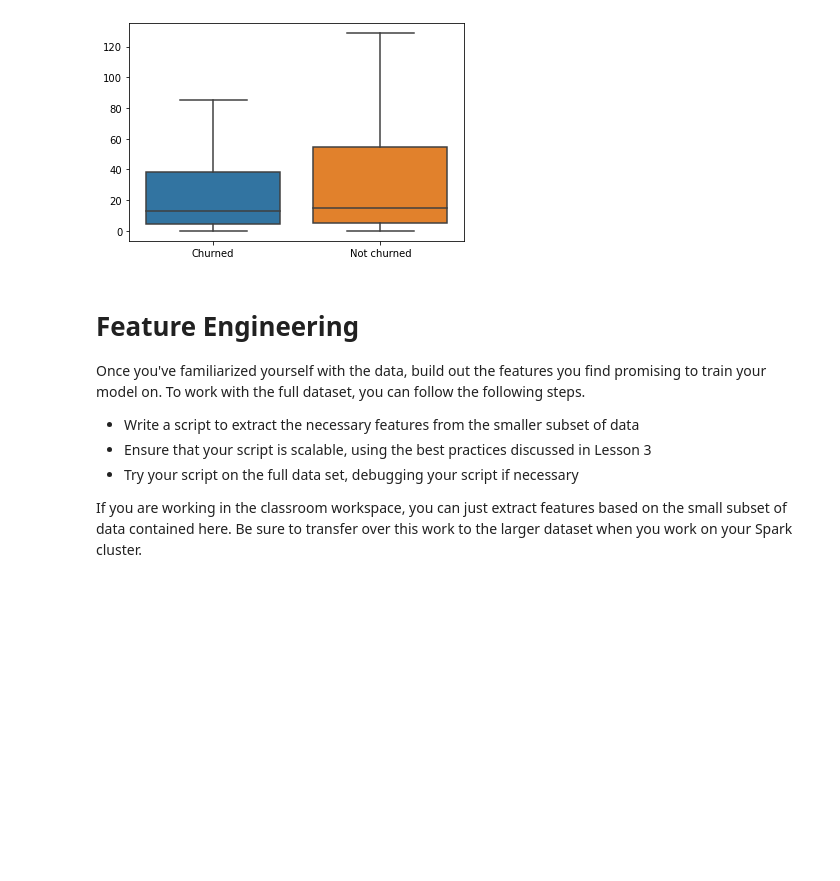
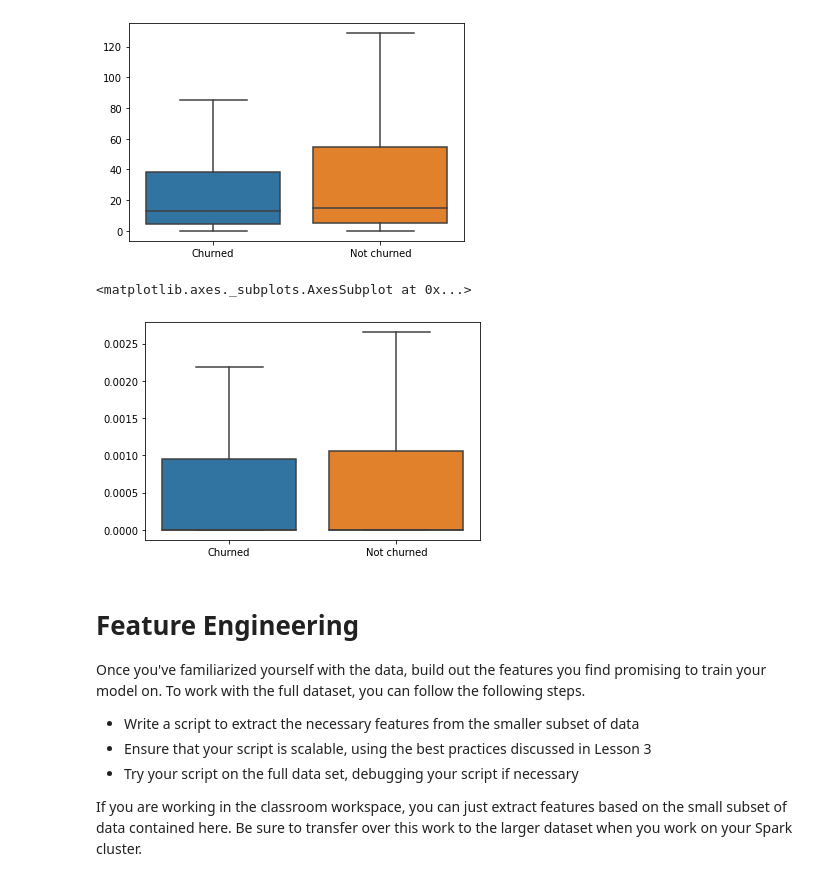
Before and after one commit to beaylott/sparkify, a Jupyter notebook: Sparkify.ipynb, the cells around one changed output. Saved outputs shown, nothing was run; the diff lists cells and outputs as text; code cells hidden in the pictures; blank space fills up the shorter version.

```diff
--- a/Sparkify.ipynb
+++ b/Sparkify.ipynb
@@ -346,6 +348,13 @@ sns.boxplot(data= pd.DataFrame({'Churned':average_session_length_by_churn[True],
 # %% [output]
 <matplotlib.axes._subplots.AxesSubplot at 0x...>
 [figure]
+# %%
+# Error rate (404 HTTP status) per user
+error_rate_per_user=(df_cleand_pd.groupby(['Churn1','userId','status']).sum()['Churn2'].unstack(level=2)[404]/df_cleand_pd.groupby(['Churn1','userId','status']).sum()['Churn2'].unstack(level=2).sum(axis=1)).fillna(0).unstack(level=1).T
+sns.boxplot(data= pd.DataFrame({'Churned':error_rate_per_user[True],'Not churned':error_rate_per_user[False]}),showfliers = False)
+# %% [output]
+<matplotlib.axes._subplots.AxesSubplot at 0x...>
+[figure, added]
 # %%
 # Day of week/month
 # platform
```
Also changed, not shown: parts of 16 cells of this notebook.
